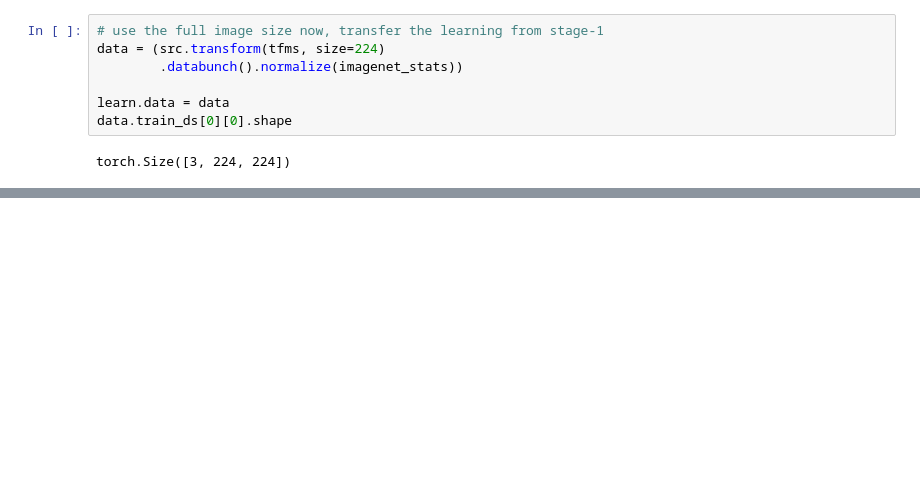
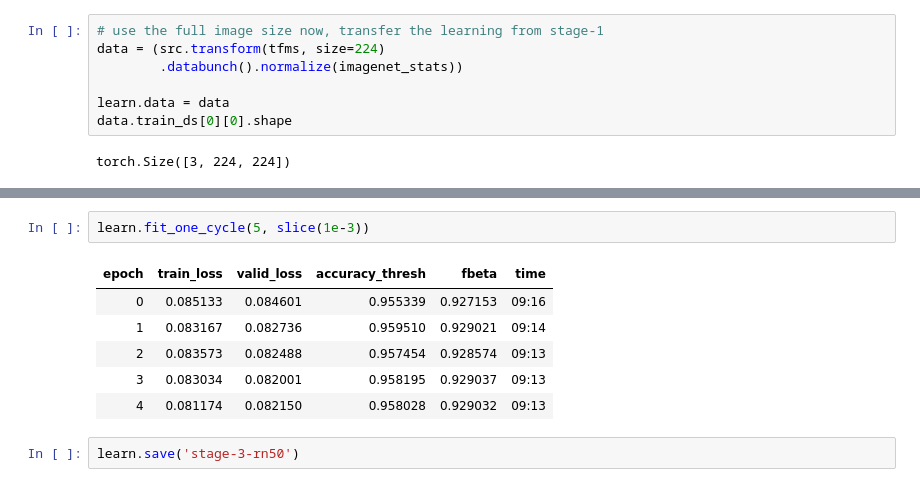
Before and after one commit to siddhantsangwan/amazon_classification, a Jupyter notebook: planet_amazon.ipynb, the cells around one changed output, grey strips where cells are left out. Cells and saved outputs as stored; diff of their text form; blank space fills up the shorter version.

Commit message:
transfer results of stage-2 and complete stage-4

```diff
--- a/planet_amazon.ipynb
+++ b/planet_amazon.ipynb
@@ -115,0 +127,11 @@ torch.Size([3, 224, 224])
+# %%
+learn.fit_one_cycle(5, slice(1e-3))
+# %% [output]
+| epoch | train_loss | valid_loss | accuracy_thresh | fbeta | time |
+| 0 | 0.085133 | 0.084601 | 0.955339 | 0.927153 | 09:16 |
+| 1 | 0.083167 | 0.082736 | 0.959510 | 0.929021 | 09:14 |
+| 2 | 0.083573 | 0.082488 | 0.957454 | 0.928574 | 09:13 |
+| 3 | 0.083034 | 0.082001 | 0.958195 | 0.929037 | 09:13 |
+| 4 | 0.081174 | 0.082150 | 0.958028 | 0.929032 | 09:13 |
+# %%
+learn.save('stage-3-rn50')
```
Also changed, not shown: parts of 10 cells of this notebook.
